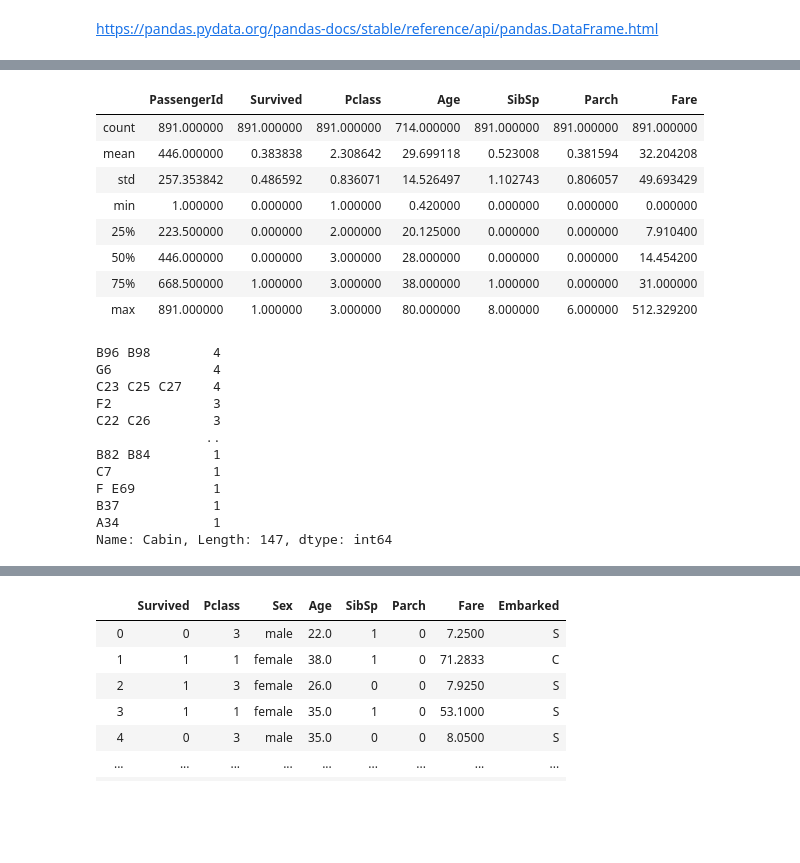
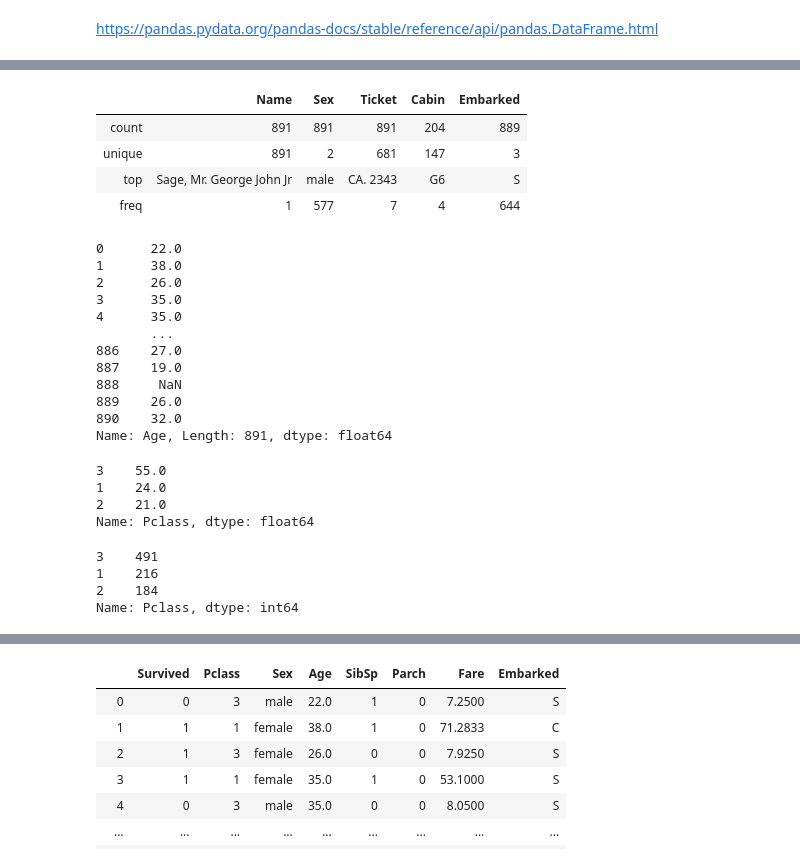
Before and after one commit to alnagaev/python_lessons, a Jupyter notebook: Знакомство с pandas (3).ipynb, the cells around one changed output, grey strips where cells are left out. Drawn from its saved outputs; the diff is of its cells as text; code cells hidden in the pictures; blank space fills up the shorter version.

```diff
--- a/Знакомство с pandas (3).ipynb
+++ b/Знакомство с pandas (3).ipynb
@@ -81,33 +74,43 @@ memory usage: 83.7+ KB
 # %%
 #Описываем датасет с семантической точки зрения: количество значений, среднее, стандартное отклонение и т.д
 
-df.describe()
-# df.describe(include=['O'])
+# df.describe()
+df.describe(include=['O'])
 # df.describe(include='all')
 # %% [output]
-|  | PassengerId | Survived | Pclass | Age | SibSp | Parch | Fare |
-| count | 891.000000 | 891.000000 | 891.000000 | 714.000000 | 891.000000 | 891.000000 | 891.000000 |
-| mean | 446.000000 | 0.383838 | 2.308642 | 29.699118 | 0.523008 | 0.381594 | 32.204208 |
-| std | 257.353842 | 0.486592 | 0.836071 | 14.526497 | 1.102743 | 0.806057 | 49.693429 |
-| min | 1.000000 | 0.000000 | 1.000000 | 0.420000 | 0.000000 | 0.000000 | 0.000000 |
-| 25% | 223.500000 | 0.000000 | 2.000000 | 20.125000 | 0.000000 | 0.000000 | 7.910400 |
-| 50% | 446.000000 | 0.000000 | 3.000000 | 28.000000 | 0.000000 | 0.000000 | 14.454200 |
-| 75% | 668.500000 | 1.000000 | 3.000000 | 38.000000 | 1.000000 | 0.000000 | 31.000000 |
-| max | 891.000000 | 1.000000 | 3.000000 | 80.000000 | 8.000000 | 6.000000 | 512.329200 |
+|  | Name | Sex | Ticket | Cabin | Embarked |
+| count | 891 | 891 | 891 | 204 | 889 |
+| unique | 891 | 2 | 681 | 147 | 3 |
+| top | Sage, Mr. George John Jr | male | CA. 2343 | G6 | S |
+| freq | 1 | 577 | 7 | 4 | 644 |
+# %%
+df['Age']
+# %% [output]
+0      22.0
+1      38.0
+2      26.0
+3      35.0
+4      35.0
+       ...
+886    27.0
+887    19.0
+888     NaN
+889    26.0
+890    32.0
+Name: Age, Length: 891, dtype: float64
 # %%
 #normalize=False
-df['Cabin'].value_counts()
+round(df['Pclass'].value_counts(normalize=True), 2)*100
 # %% [output]
-B96 B98        4
-G6             4
-C23 C25 C27    4
-F2             3
-C22 C26        3
-              ..
-B82 B84        1
-C7             1
-F E69          1
-B37            1
-A34            1
-Name: Cabin, Length: 147, dtype: int64
+3    55.0
+1    24.0
+2    21.0
+Name: Pclass, dtype: float64
+# %%
+df['Pclass'].value_counts()
+# %% [output]
+3    491
+1    216
+2    184
+Name: Pclass, dtype: int64
 # %%
```
Also changed, not shown: parts of 16 cells of this notebook.
